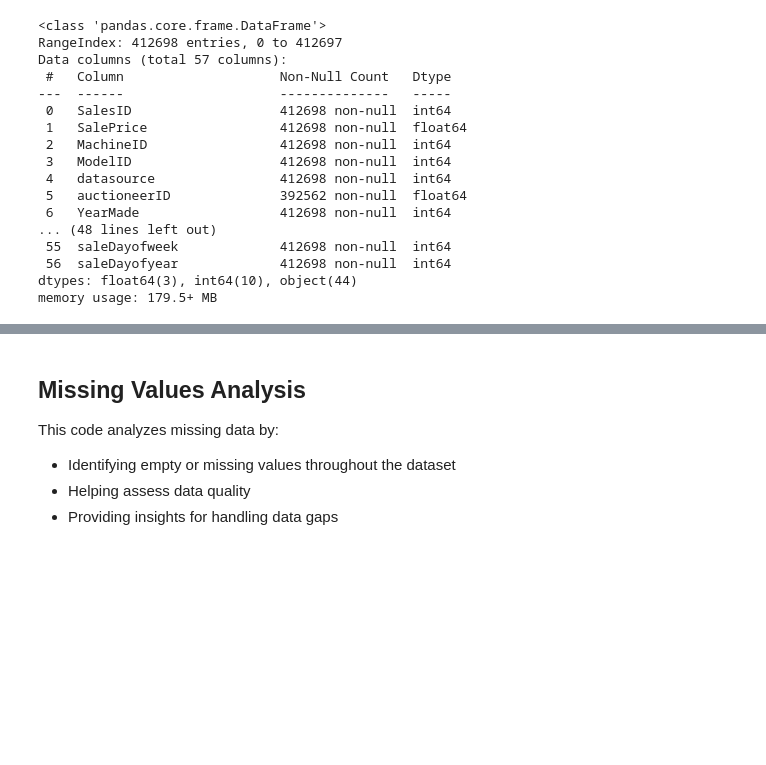
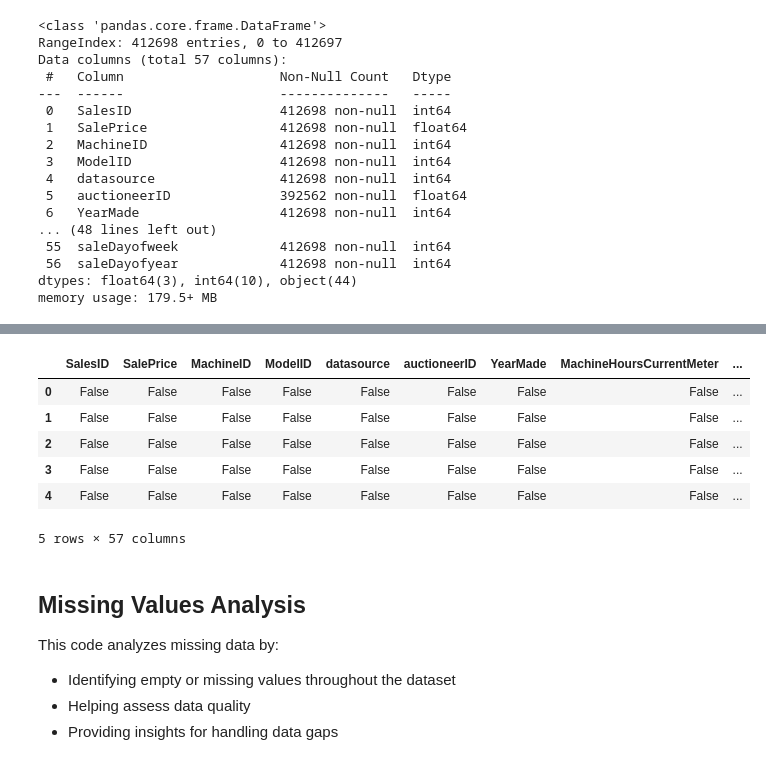
Before and after one commit to Blignaut24/About-BulldozerPriceGenius-_BPG-_v2, a Jupyter notebook: jupyter_notebooks/03_eda.ipynb, the cells around one changed output, grey strips where cells are left out. Cells and saved outputs as stored; diff of their text form; code cells hidden in the pictures; blank space fills up the shorter version.

```diff
--- a/jupyter_notebooks/03_eda.ipynb
+++ b/jupyter_notebooks/03_eda.ipynb
@@ -192,3 +201,14 @@ memory usage: 179.5+ MB
+# %%
+# Find missing values in the head of our DataFrame
+df_tmp.head().isna()
+# %% [output]
+|  | SalesID | SalePrice | MachineID | ModelID | datasource | auctioneerID | YearMade | MachineHoursCurrentMeter | ... |
+| 0 | False | False | False | False | False | False | False | False | ... |
+| 1 | False | False | False | False | False | False | False | False | ... |
+| 2 | False | False | False | False | False | False | False | False | ... |
+| 3 | False | False | False | False | False | False | False | False | ... |
+| 4 | False | False | False | False | False | False | False | False | ... |
+5 rows × 57 columns
 # %% [markdown]
 ## Missing Values Analysis
 This code analyzes missing data by:
```
Also changed, not shown: parts of 13 cells of this notebook.
